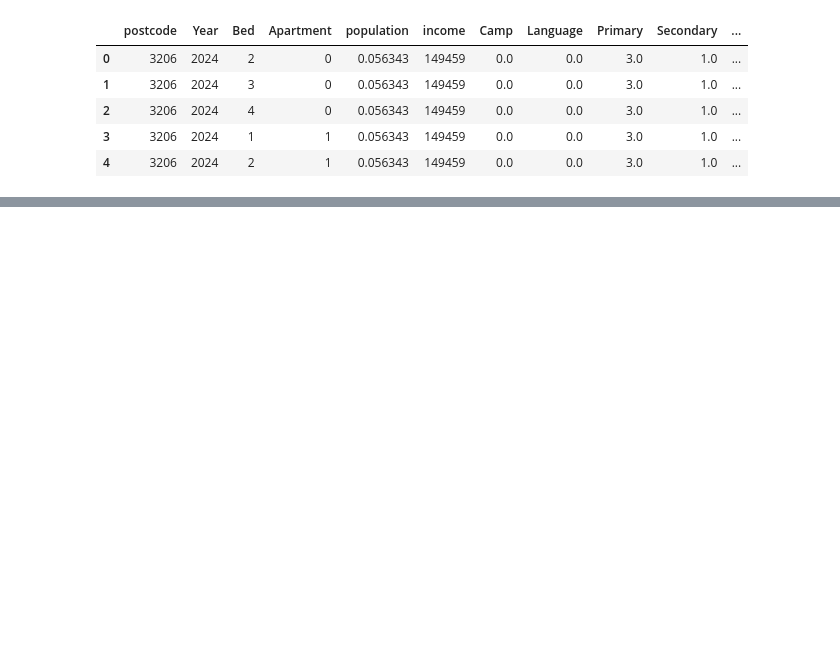
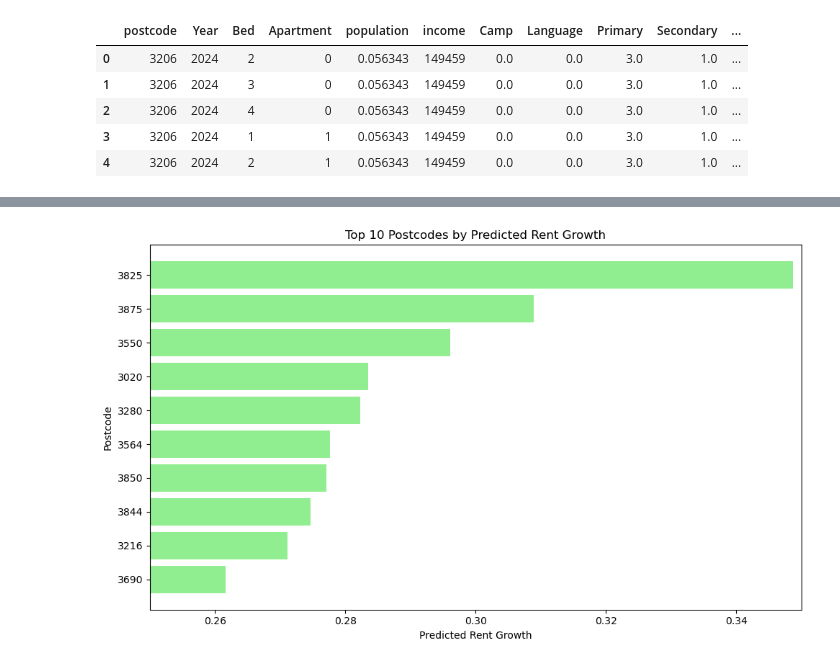
Before and after one commit to MAST30034-AppliedDataScience/project-2-group-real-estate-industry-project-16, a Jupyter notebook: notebooks/Analysis/growth_rate.ipynb, the cells around one changed output, grey strips where cells are left out. Drawn from its saved outputs; the diff is of its cells as text; code cells hidden in the pictures; blank space fills up the shorter version.

```diff
--- a/notebooks/Analysis/growth_rate.ipynb
+++ b/notebooks/Analysis/growth_rate.ipynb
@@ -58,0 +66,16 @@ plt.show()
+# %%
+data_1 = data[(data['Apartment'] == 1)]
+# Calculate the projected rental growth rate
+data_1['predicted_rent_growth'] = data_1.groupby('postcode')['predicted_rent'].pct_change()
+
+# Get the latest forecast growth rate for each postcode
+latest_growth = data_1.groupby('postcode')['predicted_rent_growth'].last().reset_index()
+
+# Delete duplicate values for postcodes, keeping only different growth rates
+unique_postcodes_top_10 = latest_growth.drop_duplicates(subset=['predicted_rent_growth'], keep='first')
+
+# Sort and select the top 10 postcodes with the highest growth rates
+top_10_unique_postcodes = unique_postcodes_top_10.sort_values(by='predicted_rent_growth', ascending=False).head(10)
+
+# Show the top 10 different postcodes and the corresponding growth rates
+print(top_10_unique_postcodes)
@@ -58,0 +99,14 @@ plt.show()
+# %%
+plt.figure(figsize=(10,6))
+plt.barh(top_10_unique_postcodes['postcode'].astype(str), top_10_unique_postcodes['predicted_rent_growth'], color='lightgreen')
+plt.xlabel('Predicted Rent Growth')
+plt.ylabel('Postcode')
+plt.title('Top 10 Postcodes by Predicted Rent Growth')
+plt.xlim(0.25, 0.35)
+plt.gca().invert_yaxis()  # Invert the y-axis to show the highest growth at the top
+
+# Display the plot
+plt.tight_layout()
+plt.show()
+# %% [output]
+[figure, added]
```
Also changed, not shown: parts of 3 cells of this notebook, 1 other file.
